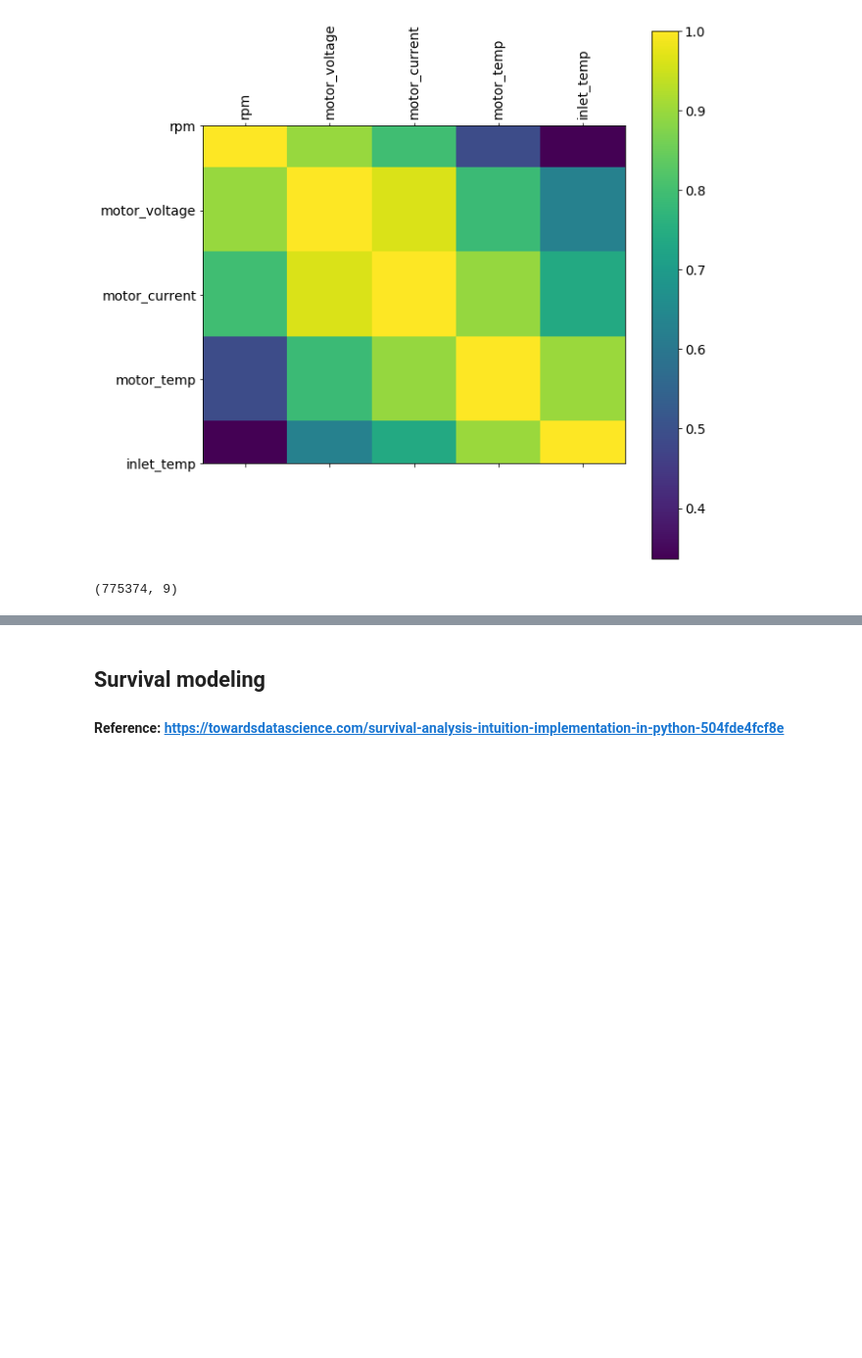
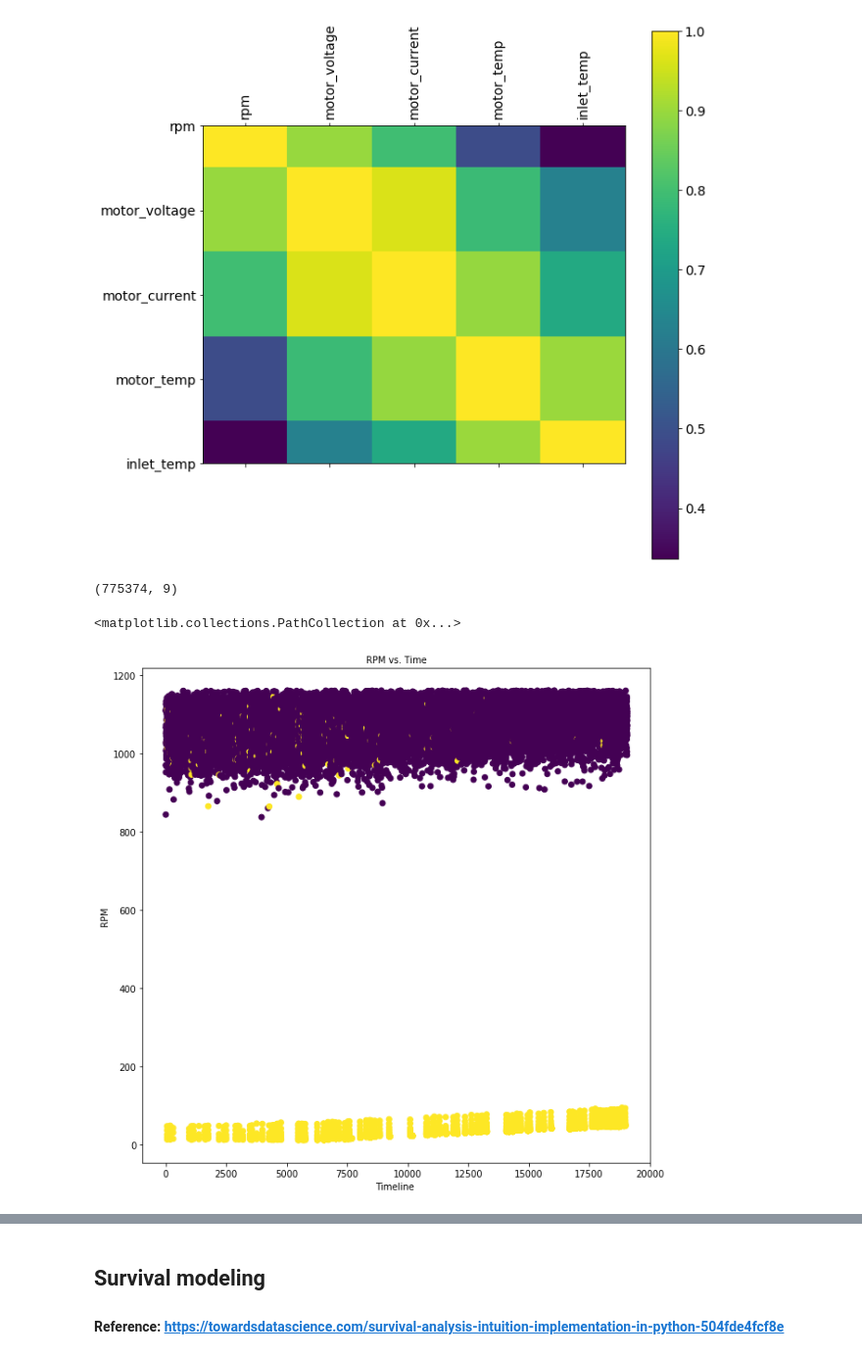
Before and after one commit to ajeyamk/challenges, a Jupyter notebook: data-science/Data science challenge.ipynb, the cells around one changed output, grey strips where cells are left out. Shown at 98% size. Cells and saved outputs as stored; diff of their text form; code cells hidden in the pictures; blank space fills up the shorter version.

```diff
--- a/data-science/Data science challenge.ipynb
+++ b/data-science/Data science challenge.ipynb
@@ -386,3 +386,19 @@ temp_df = result[:30000]
 result.shape
 # %% [output]
 (775374, 9)
+# %%
+#Sensor 19 which had the highest working life
+def plot_clusters(data, col):
+    plt.figure(figsize=(10,10))
+    cols = ['rpm','motor_voltage','motor_current','motor_temp','inlet_temp','power','temp_diff']
+    model = KMeans(n_clusters=2)
+    model.fit(data[cols],data[col])
+    plt.xlabel('Timeline ',fontsize = 10)
+    plt.ylabel('{}'.format(col.upper()),fontsize = 10)
+    plt.title('{} vs. Time'.format(col.upper()),fontsize = 10)
+    return plt.scatter(range(len(data['rpm'])),data[col],c=model.labels_)
+# %%
+plot_clusters(sensors[19].noise_free_rms_processed, 'rpm')
+# %% [output]
+<matplotlib.collections.PathCollection at 0x...>
+[figure, added]
```
Also changed, not shown: parts of 17 cells of this notebook.
